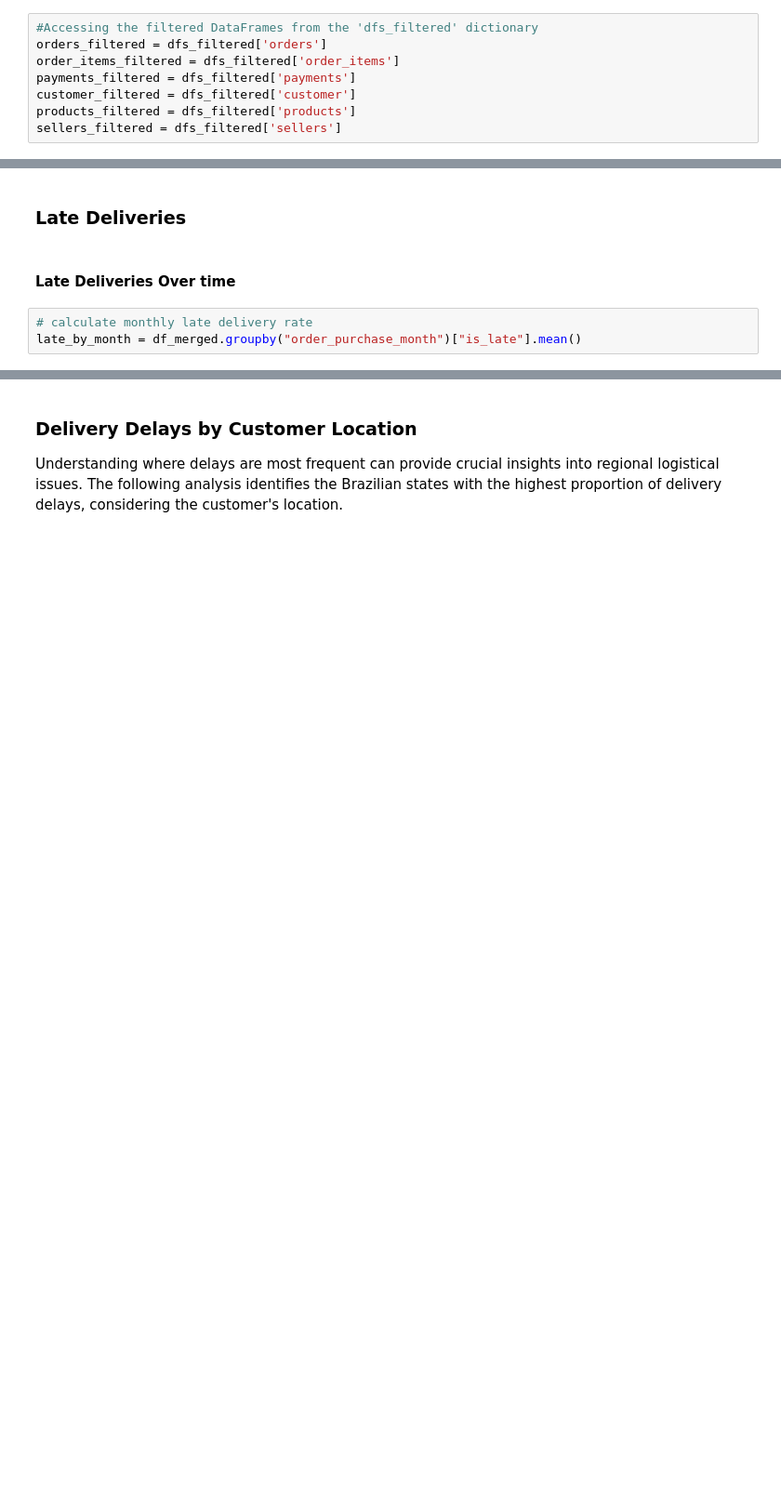
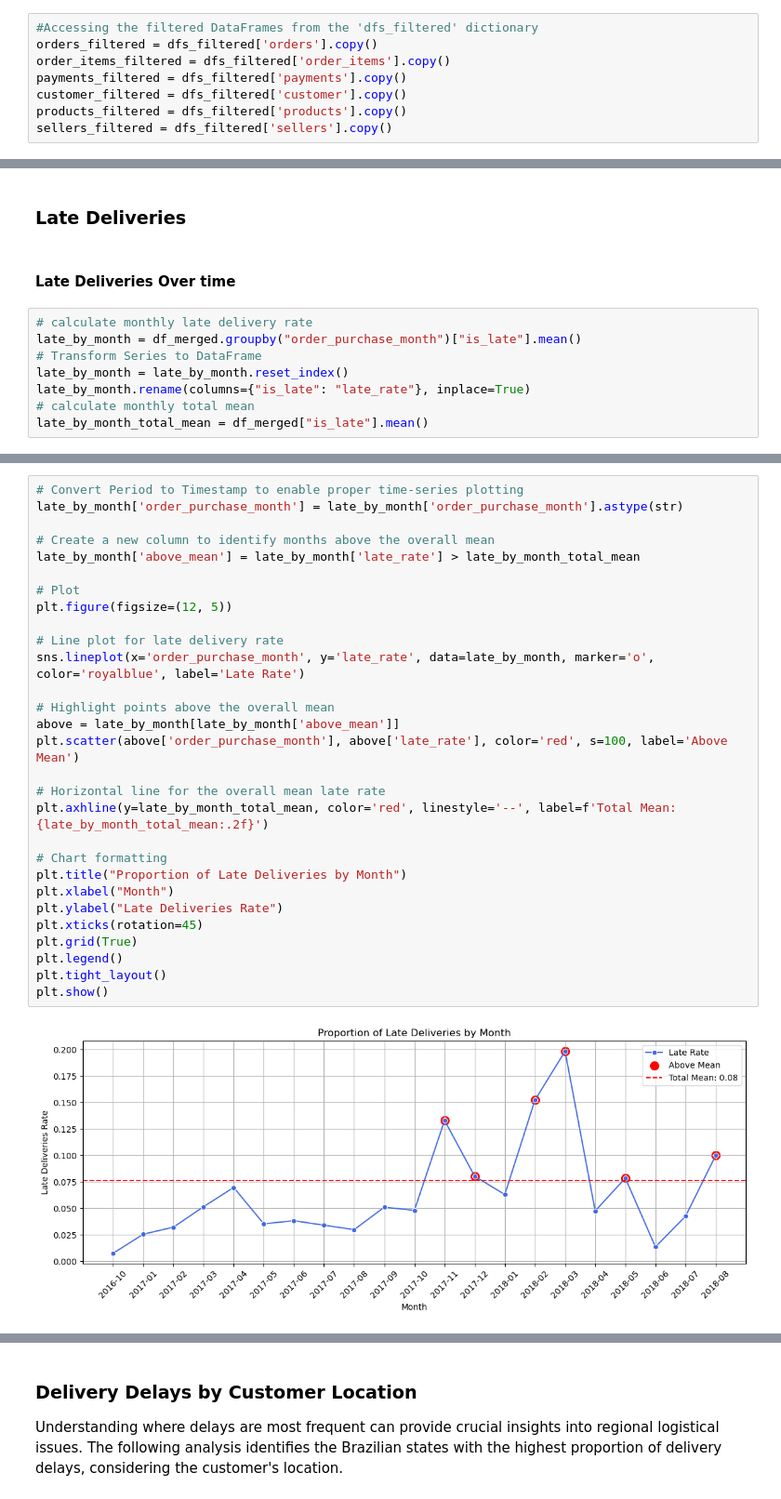
Before and after one commit to rickaof/Portfolio, a Jupyter notebook: Ecommerce_Analysis/notebooks/data_preparation.ipynb, the cells around one changed output, grey strips where cells are left out. Shown: that part at 93% size. Saved outputs shown, nothing was run; the diff lists cells and outputs as text; blank space fills up the shorter version.

Commit message:
Date Analysis and Customer Analysis

```diff
--- a/Ecommerce_Analysis/notebooks/data_preparation.ipynb
+++ b/Ecommerce_Analysis/notebooks/data_preparation.ipynb
@@ -433,12 +433,12 @@ def olist_filter_and_save(
 dfs_filtered = olist_filter_and_save(orders, order_items, payments, customer, products, sellers)
 # %%
 #Accessing the filtered DataFrames from the 'dfs_filtered' dictionary
-orders_filtered = dfs_filtered['orders']
-order_items_filtered = dfs_filtered['order_items']
-payments_filtered = dfs_filtered['payments']
-customer_filtered = dfs_filtered['customer']
-products_filtered = dfs_filtered['products']
-sellers_filtered = dfs_filtered['sellers']
+orders_filtered = dfs_filtered['orders'].copy()
+order_items_filtered = dfs_filtered['order_items'].copy()
+payments_filtered = dfs_filtered['payments'].copy()
+customer_filtered = dfs_filtered['customer'].copy()
+products_filtered = dfs_filtered['products'].copy()
+sellers_filtered = dfs_filtered['sellers'].copy()
 # %%
 orders_filtered["order_purchase_month"] = orders_filtered["order_purchase_timestamp"].dt.to_period(
     "M")
@@ -496,3 +485,8 @@ The focus of this analysis is to explore and analyze the delivery delays of orde
 # %%
 # calculate monthly late delivery rate
 late_by_month = df_merged.groupby("order_purchase_month")["is_late"].mean()
+# Transform Series to DataFrame
+late_by_month = late_by_month.reset_index()
+late_by_month.rename(columns={"is_late": "late_rate"}, inplace=True)
+# calculate monthly total mean
+late_by_month_total_mean = df_merged["is_late"].mean()
@@ -511 +493,32 @@ plt.show()
+# %%
+# Convert Period to Timestamp to enable proper time-series plotting
+late_by_month['order_purchase_month'] = late_by_month['order_purchase_month'].astype(str)
+
+# Create a new column to identify months above the overall mean
+late_by_month['above_mean'] = late_by_month['late_rate'] > late_by_month_total_mean
+
+# Plot
+plt.figure(figsize=(12, 5))
+
+# Line plot for late delivery rate
+sns.lineplot(x='order_purchase_month', y='late_rate', data=late_by_month, marker='o', color='royalblue', label='Late Rate')
+
+# Highlight points above the overall mean
+above = late_by_month[late_by_month['above_mean']]
+plt.scatter(above['order_purchase_month'], above['late_rate'], color='red', s=100, label='Above Mean')
+
+# Horizontal line for the overall mean late rate
+plt.axhline(y=late_by_month_total_mean, color='red', linestyle='--', label=f'Total Mean: {late_by_month_total_mean:.2f}')
+
+# Chart formatting
+plt.title("Proportion of Late Deliveries by Month")
+plt.xlabel("Month")
+plt.ylabel("Late Deliveries Rate")
+plt.xticks(rotation=45)
+plt.grid(True)
+plt.legend()
+plt.tight_layout()
+plt.show()
+# %% [output]
+[figure, added]
 # %% [markdown]
```
Also changed, not shown: parts of 6 cells of this notebook.
